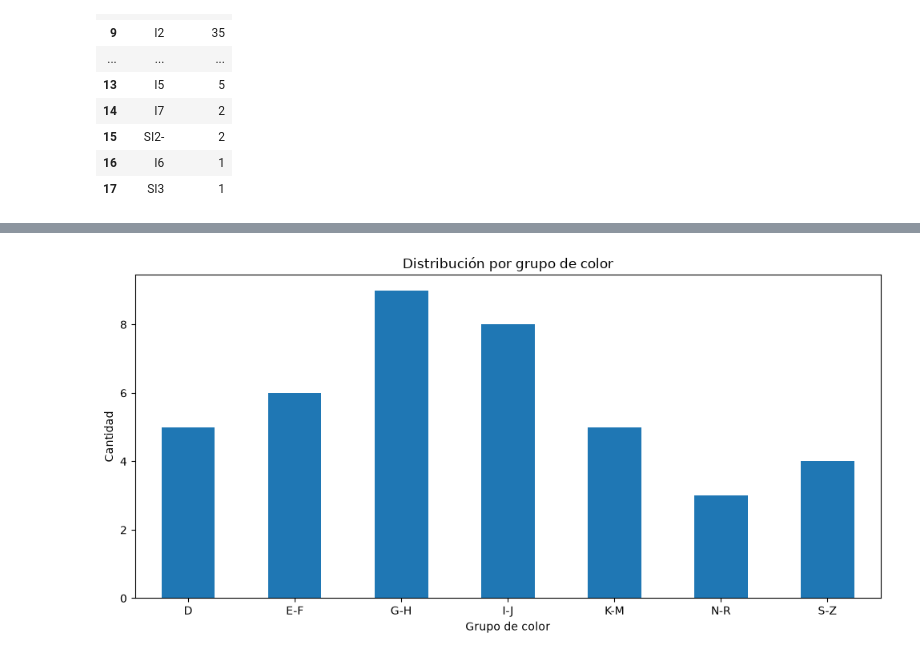
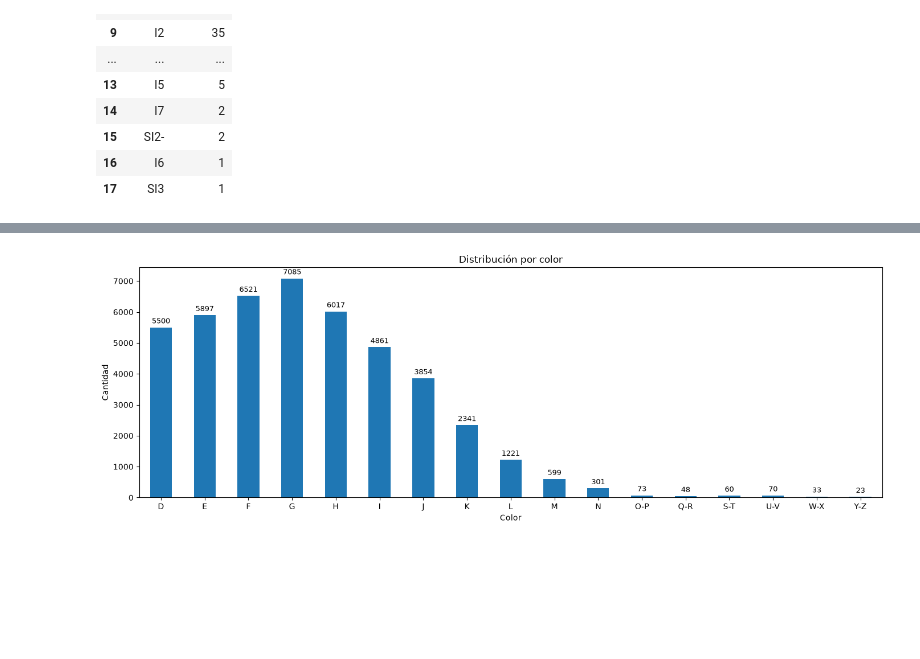
Before and after one commit to jeankrabbat/Proyecto_Diamantes_CPD, a Jupyter notebook: notebooks/01_ETL.ipynb, the cells around one changed output, grey strips where cells are left out. Saved outputs shown, nothing was run; the diff lists cells and outputs as text; code cells hidden in the pictures; blank space fills up the shorter version.

```diff
--- a/notebooks/01_ETL.ipynb
+++ b/notebooks/01_ETL.ipynb
@@ -370,72 +373,85 @@ plt.show()
 # %%
-# Celda 10: Gráficos de distribución
+# Celda 10: Analizar la distribución del dataset
 
-orden_colores = [
-    "D",
-    "E-F",
-    "G-H",
-    "I-J",
-    "K-M",
-    "N-R",
-    "S-Z"
+# Orden estándar GIA para colores D-N + rangos extendidos que existen en el dataset
+orden_colores = list("DEFGHIJKLMN") + ["O-P", "Q-R", "S-T", "U-V", "W-X", "Y-Z"]
+
+# Orden estándar GIA para claridad
+orden_claridad = [
+    "FL", "IF", "VVS1", "VVS2", "VS1", "VS2",
+    "SI1", "SI2", "I1", "I2", "I3"
 ]
 
-orden_claridad = [
-    "FL",
-    "IF",
-    "VVS1",
-    "VVS2",
-    "VS1",
-    "VS2",
-    "SI1",
-    "SI2",
-    "I1",
-    "I2",
-    "I3"
-]
+def agregar_etiquetas_barras(ax):
+    """
+    Agrega la cantidad sobre cada barra del gráfico.
+    """
+    for barra in ax.patches:
+        altura = barra.get_height()
+        ax.annotate(
+            f"{int(altura)}",
+            (barra.get_x() + barra.get_width() / 2, altura),
+            ha="center",
+            va="bottom",
+            fontsize=9,
+            xytext=(0, 3),
+            textcoords="offset points"
+        )
 
+# --------------------------
+# Distribución por forma
+# --------------------------
 conteo_formas = (
     datos_a_procesar["shape"]
     .value_counts()
     .sort_index()
 )
 
-plt.figure(figsize=(10, 5))
-conteo_formas.plot(kind="bar")
-plt.title("Distribución por forma")
-plt.xlabel("Forma")
-plt.ylabel("Cantidad")
-plt.xticks(rotation=45)
+fig, ax = plt.subplots(figsize=(10, 5))
+conteo_formas.plot(kind="bar", ax=ax)
+ax.set_title("Distribución por forma")
+ax.set_xlabel("Forma")
+ax.set_ylabel("Cantidad")
+ax.tick_params(axis="x", rotation=45)
+agregar_etiquetas_barras(ax)
 plt.tight_layout()
 plt.show()
 
+# --------------------------
+# Distribución por color
+# --------------------------
 conteo_colores = (
-    datos_a_procesar["colour_group"]
+    datos_a_procesar["colour"]
     .value_counts()
     .reindex(orden_colores, fill_value=0)
 )
 
-plt.figure(figsize=(10, 5))
-conteo_colores.plot(kind="bar")
-plt.title("Distribución por grupo de color")
-plt.xlabel("Grupo de color")
-plt.ylabel("Cantidad")
-plt.xticks(rotation=0)
+fig, ax = plt.subplots(figsize=(14, 5))
+conteo_colores.plot(kind="bar", ax=ax)
+ax.set_title("Distribución por color")
+ax.set_xlabel("Color")
+ax.set_ylabel("Cantidad")
+ax.tick_params(axis="x", rotation=0)
+agregar_etiquetas_barras(ax)
 plt.tight_layout()
 plt.show()
 
+# --------------------------
+# Distribución por claridad
+# --------------------------
 conteo_claridad = (
     datos_a_procesar["clarity"]
     .value_counts()
     .reindex(orden_claridad, fill_value=0)
 )
 
-plt.figure(figsize=(11, 5))
-conteo_claridad.plot(kind="bar")
-plt.title("Distribución por claridad")
-plt.xlabel("Claridad")
-plt.ylabel("Cantidad")
-plt.xticks(rotation=45)
+fig, ax = plt.subplots(figsize=(12, 5))
+conteo_claridad.plot(kind="bar", ax=ax)
+ax.set_title("Distribución por claridad")
+ax.set_xlabel("Claridad")
+ax.set_ylabel("Cantidad")
+ax.tick_params(axis="x", rotation=45)
+agregar_etiquetas_barras(ax)
 plt.tight_layout()
 plt.show()
 # %% [output]
@@ -443 +459 @@ plt.show()
-[figure, old version]
+[figure, new version]
```
Also changed, not shown: parts of 12 cells of this notebook, 5 other files.
